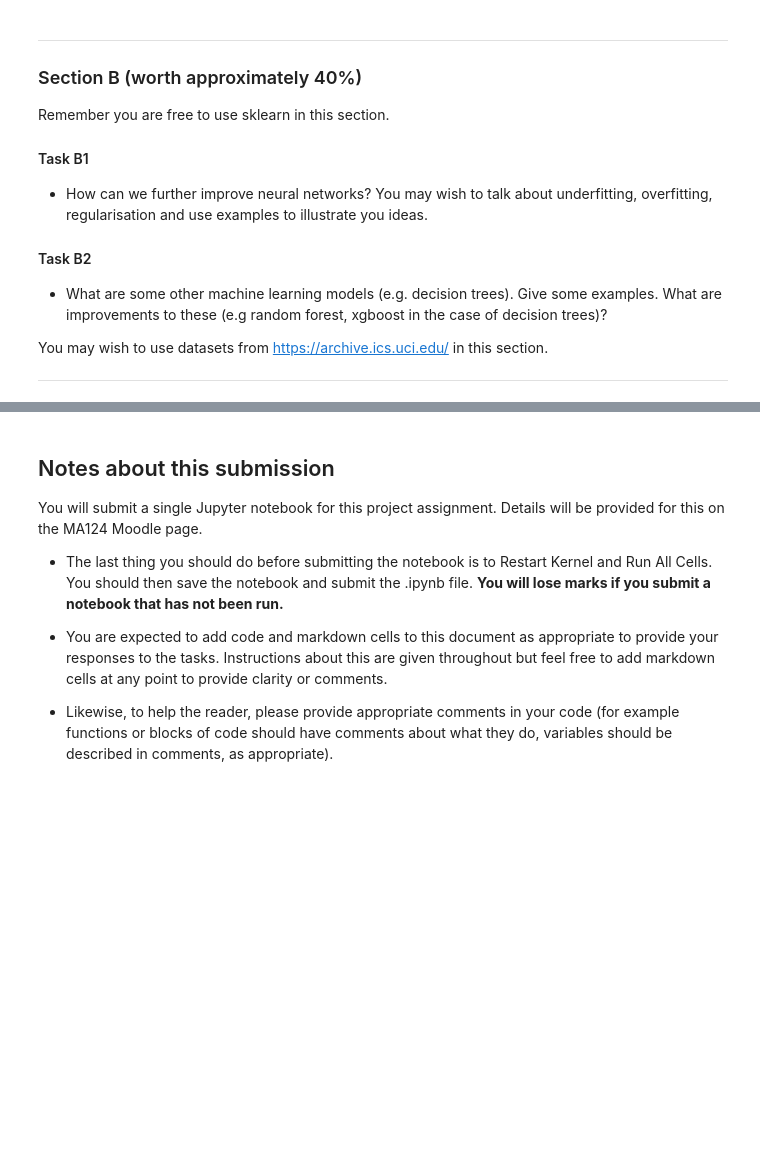
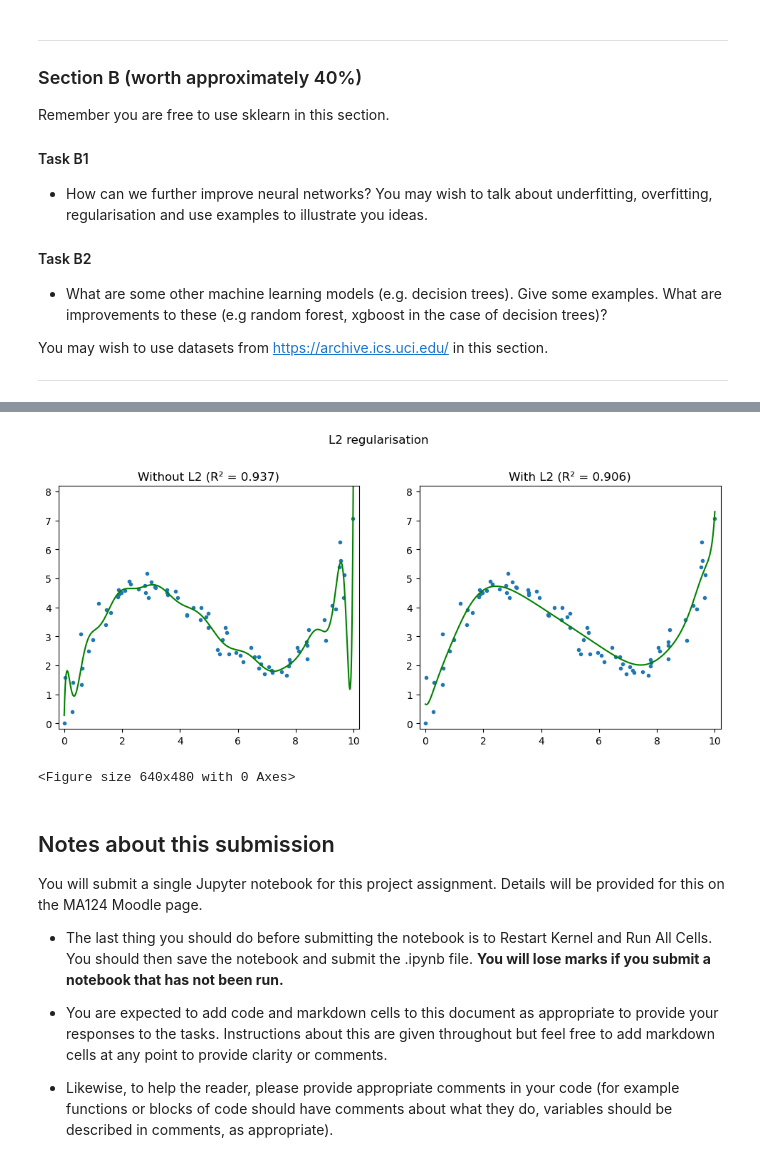
Before and after one commit to DoctorDalek1963/ma124-group-project, a Jupyter notebook: Machine_Learning_Project.ipynb, the cells around one changed output, grey strips where cells are left out. Saved outputs shown, nothing was run; the diff lists cells and outputs as text; code cells hidden in the pictures; blank space fills up the shorter version.

Commit message:
Make good side-by-side overfitting demo using Ridge for L2

```diff
--- a/Machine_Learning_Project.ipynb
+++ b/Machine_Learning_Project.ipynb
@@ -704,3 +725,14 @@ overfitting_example()
+# %%
+plot_overfitting_example(
+    "L2 regularisation",
+    Ridge(alpha=0.0, max_iter=10_000),
+    "Without L2",
+    Ridge(alpha=1.0, max_iter=10_000),
+    "With L2",
+)
+# %% [output]
+[figure, added]
+<Figure size 640x480 with 0 Axes>
 # %% [markdown]
 ## Notes about this submission
 
```
Also changed, not shown: parts of 2 cells of this notebook.
